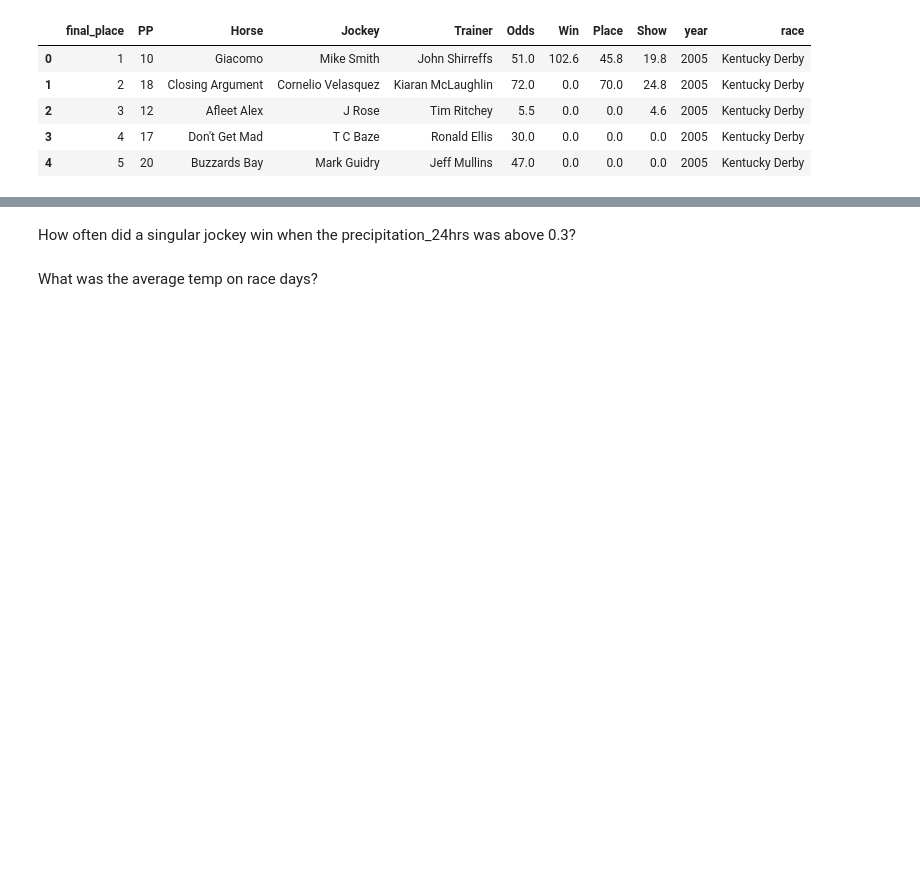
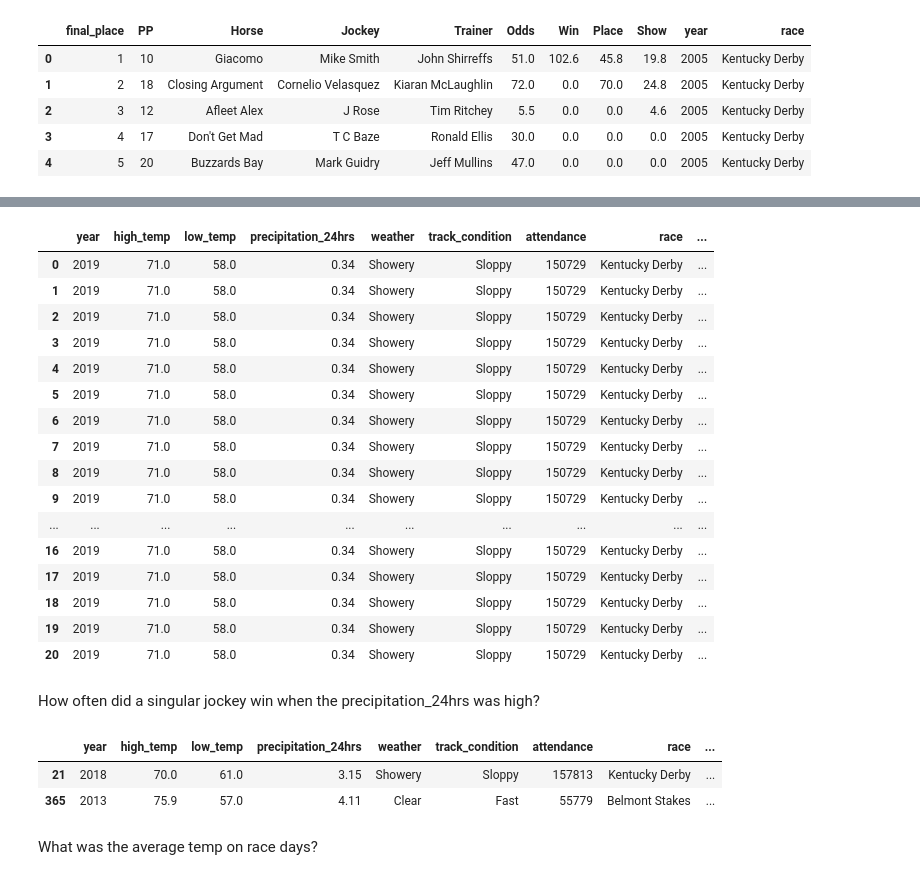
Before and after one commit to cmuhs/Derby_Dataset, a Jupyter notebook: TCR_Dataset.ipynb, the cells around one changed output, grey strips where cells are left out. Saved outputs shown, nothing was run; the diff lists cells and outputs as text; code cells hidden in the pictures; blank space fills up the shorter version.

```diff
--- a/TCR_Dataset.ipynb
+++ b/TCR_Dataset.ipynb
@@ -36,4 +39,34 @@ df3.head()
+# %%
+banana = df3[(df3['race'] == 'Kentucky Derby') & (df3['year'] == 2019)]
+banana
+# %% [output]
+|  | year | high_temp | low_temp | precipitation_24hrs | weather | track_condition | attendance | race | ... |
+| 0 | 2019 | 71.0 | 58.0 | 0.34 | Showery | Sloppy | 150729 | Kentucky Derby | ... |
+| 1 | 2019 | 71.0 | 58.0 | 0.34 | Showery | Sloppy | 150729 | Kentucky Derby | ... |
+| 2 | 2019 | 71.0 | 58.0 | 0.34 | Showery | Sloppy | 150729 | Kentucky Derby | ... |
+| 3 | 2019 | 71.0 | 58.0 | 0.34 | Showery | Sloppy | 150729 | Kentucky Derby | ... |
+| 4 | 2019 | 71.0 | 58.0 | 0.34 | Showery | Sloppy | 150729 | Kentucky Derby | ... |
+| 5 | 2019 | 71.0 | 58.0 | 0.34 | Showery | Sloppy | 150729 | Kentucky Derby | ... |
+| 6 | 2019 | 71.0 | 58.0 | 0.34 | Showery | Sloppy | 150729 | Kentucky Derby | ... |
+| 7 | 2019 | 71.0 | 58.0 | 0.34 | Showery | Sloppy | 150729 | Kentucky Derby | ... |
+| 8 | 2019 | 71.0 | 58.0 | 0.34 | Showery | Sloppy | 150729 | Kentucky Derby | ... |
+| 9 | 2019 | 71.0 | 58.0 | 0.34 | Showery | Sloppy | 150729 | Kentucky Derby | ... |
+| ... | ... | ... | ... | ... | ... | ... | ... | ... | ... |
+| 16 | 2019 | 71.0 | 58.0 | 0.34 | Showery | Sloppy | 150729 | Kentucky Derby | ... |
+| 17 | 2019 | 71.0 | 58.0 | 0.34 | Showery | Sloppy | 150729 | Kentucky Derby | ... |
+| 18 | 2019 | 71.0 | 58.0 | 0.34 | Showery | Sloppy | 150729 | Kentucky Derby | ... |
+| 19 | 2019 | 71.0 | 58.0 | 0.34 | Showery | Sloppy | 150729 | Kentucky Derby | ... |
+| 20 | 2019 | 71.0 | 58.0 | 0.34 | Showery | Sloppy | 150729 | Kentucky Derby | ... |
 # %% [markdown]
-How often did a singular jockey win when the precipitation_24hrs was above 0.3?
+How often did a singular jockey win when the precipitation_24hrs was high?
+# %%
+#how often a singular jockey won, but how do I apply
+#df3.loc[df3.final_place == 1, 'Jockey'].value_counts().loc[lambda x : x==1]
+high_precip = df3.loc[(df3['precipitation_24hrs'] >= 2) & (df3['final_place'] == 1)]
+display(high_precip)
+# %% [output]
+|  | year | high_temp | low_temp | precipitation_24hrs | weather | track_condition | attendance | race | ... |
+| 21 | 2018 | 70.0 | 61.0 | 3.15 | Showery | Sloppy | 157813 | Kentucky Derby | ... |
+| 365 | 2013 | 75.9 | 57.0 | 4.11 | Clear | Fast | 55779 | Belmont Stakes | ... |
 # %% [markdown]
 What was the average temp on race days?
```
Also changed, not shown: parts of 8 cells of this notebook.
